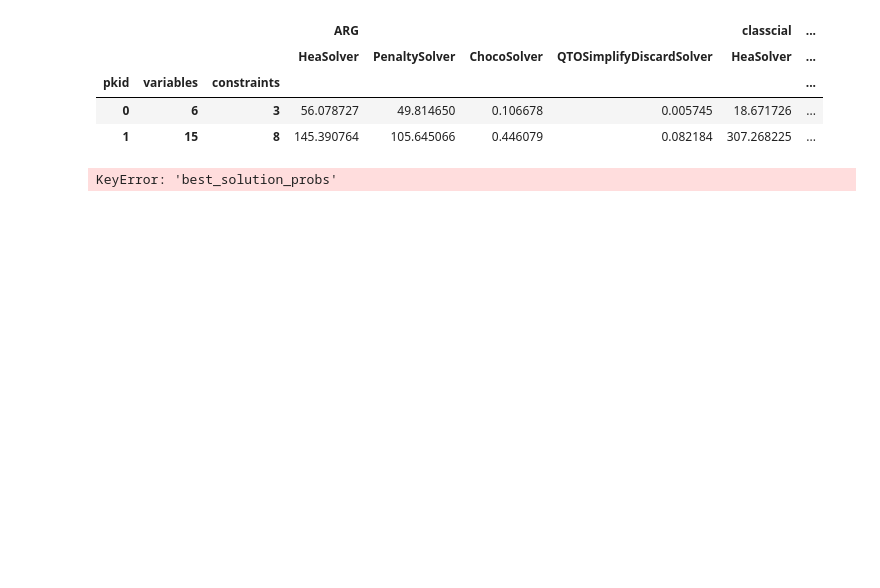
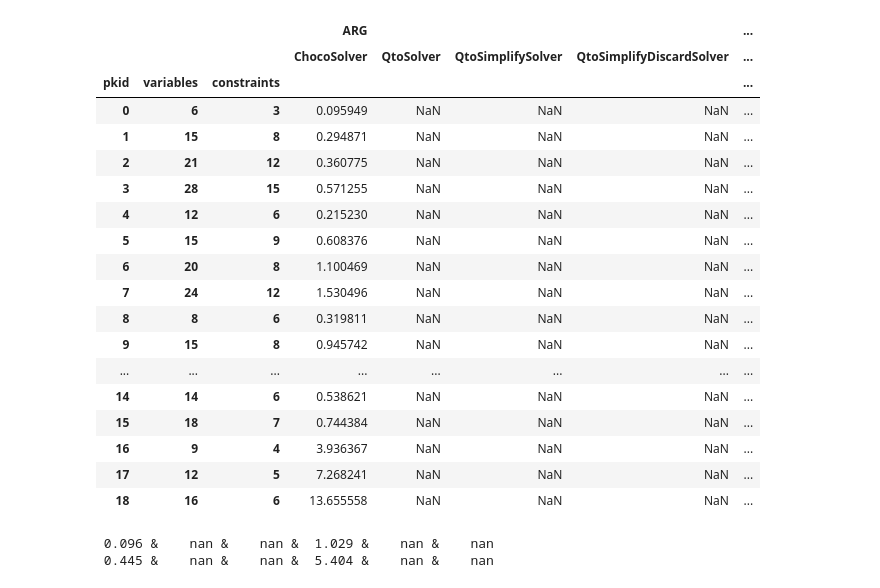
Before and after one commit to jiang7f/QTO, a Jupyter notebook: implementions/data/noisy_free/evaluate.ipynb, the cells around one changed output. Cells and saved outputs as stored; diff of their text form; code cells hidden in the pictures; blank space fills up the shorter version.

Commit message:
segmented

```diff
--- a/implementions/data/noisy_free/evaluate.ipynb
+++ b/implementions/data/noisy_free/evaluate.ipynb
@@ -5,31 +5,50 @@ pd.set_option('display.max_columns', None)  # 显示所有列
 # %%
 import pandas as pd
 
 # 读入 CSV 文件
-df = pd.read_csv('evaluate_all.csv')
+df = pd.read_csv('1_choco.csv')
 
 df = df.drop(columns=['pbid'])
 df = df[df['ARG'] <= 100000]
+# df = df[df['classcial'] <= 500]
+# df = df[df['in_constraints_probs'] >= 99]
 grouped_df = df.groupby(['pkid', 'layers', 'variables', 'constraints', 'method'], as_index=False).agg({
     "ARG": 'mean',
     'in_constraints_probs': 'mean',
     'best_solution_probs': 'mean',
     'iteration_count':'mean',
     'classcial':'mean',
+    'run_times':'mean',
 })
 
 ## 分组并把组作为索引
-pivot_df = grouped_df.pivot(index =['pkid','variables','constraints'], columns='method', values=["ARG",'classcial'])
+pivot_df = grouped_df.pivot(index =['pkid','variables','constraints'], columns='method', values=["ARG", 'best_solution_probs', 'classcial', 'run_times'])
 # pivot_df = grouped_df.pivot(index =['pkid','variables','constraints'], columns='method', values=['best_solution_probs','in_constraints_probs',"ARG",'iteration_count'])
 
-# method_order = ['HeaSolver', 'PenaltySolver', 'ChocoSolver', 'NewSolver', 'QTOSimplifySolver', 'QTOSimplifyDiscardSolver']
-method_order = ['HeaSolver', 'PenaltySolver', 'ChocoSolver', 'QTOSimplifyDiscardSolver']
-pivot_df = pivot_df.reindex(columns=pd.MultiIndex.from_product([["ARG",'classcial'], method_order]))
+# method_order = ['HeaSolver', 'PenaltySolver', 'ChocoSolver', 'QtoSolver ', 'QtoSimplifySolver', 'QtoSimplifyDiscardSolver']
+method_order = ['ChocoSolver', 'QtoSolver', 'QtoSimplifySolver', 'QtoSimplifyDiscardSolver']
+# method_order = ['ChocoSolver']
+# method_order = ['QtoSimplifyDiscardSegmentedSolver']
+pivot_df = pivot_df.reindex(columns=pd.MultiIndex.from_product([["ARG",'best_solution_probs', 'classcial','run_times'], method_order]))
 
 pivot_df
 # %% [output]
-|  |  |  | ARG |  |  |  | classcial | ... |
-|  |  |  | HeaSolver | PenaltySolver | ChocoSolver | QTOSimplifyDiscardSolver | HeaSolver | ... |
-| pkid | variables | constraints |  |  |  |  |  | ... |
-| 0 | 6 | 3 | 56.078727 | 49.814650 | 0.106678 | 0.005745 | 18.671726 | ... |
-| 1 | 15 | 8 | 145.390764 | 105.645066 | 0.446079 | 0.082184 | 307.268225 | ... |
+|  |  |  | ARG |  |  |  | ... |
+|  |  |  | ChocoSolver | QtoSolver | QtoSimplifySolver | QtoSimplifyDiscardSolver | ... |
+| pkid | variables | constraints |  |  |  |  | ... |
+| 0 | 6 | 3 | 0.095949 | NaN | NaN | NaN | ... |
+| 1 | 15 | 8 | 0.294871 | NaN | NaN | NaN | ... |
+| 2 | 21 | 12 | 0.360775 | NaN | NaN | NaN | ... |
+| 3 | 28 | 15 | 0.571255 | NaN | NaN | NaN | ... |
+| 4 | 12 | 6 | 0.215230 | NaN | NaN | NaN | ... |
+| 5 | 15 | 9 | 0.608376 | NaN | NaN | NaN | ... |
+| 6 | 20 | 8 | 1.100469 | NaN | NaN | NaN | ... |
+| 7 | 24 | 12 | 1.530496 | NaN | NaN | NaN | ... |
+| 8 | 8 | 6 | 0.319811 | NaN | NaN | NaN | ... |
+| 9 | 15 | 8 | 0.945742 | NaN | NaN | NaN | ... |
+| ... | ... | ... | ... | ... | ... | ... | ... |
+| 14 | 14 | 6 | 0.538621 | NaN | NaN | NaN | ... |
+| 15 | 18 | 7 | 0.744384 | NaN | NaN | NaN | ... |
+| 16 | 9 | 4 | 3.936367 | NaN | NaN | NaN | ... |
+| 17 | 12 | 5 | 7.268241 | NaN | NaN | NaN | ... |
+| 18 | 16 | 6 | 13.655558 | NaN | NaN | NaN | ... |
@@ -36,16 +61,17 @@ pivot_df
 # %%
-# 选取 'depth' 下的所有列，并剔除 'NewSolver' 和 'QTOSimplifySolver'
-df_1 = pivot_df['best_solution_probs'].drop(columns=['NewSolver', 'QTOSimplifySolver'], errors='ignore')
+# 选取 'depth' 下的所有列，并剔除 'QtoSolver ' 和 'QtoSimplifySolver'
+df_1 = pivot_df['ARG'].drop(columns=['QtoSolver ', 'QtoSimplifySolver'], errors='ignore')
 
-# 选取 'culled_depth_per_param' 下的 'QTOSimplifyDiscardSolver' 列
-df_2 = pivot_df['ARG'].drop(columns=['NewSolver', 'QTOSimplifySolver'], errors='ignore')
+# 选取 'culled_depth_per_param' 下的 'QtoSimplifyDiscardSolver' 列
+df_2 = pivot_df['classcial'].drop(columns=['QtoSolver ', 'QtoSimplifySolver'], errors='ignore')
 
-# 合并处理后的 'depth' 列与 'QTOSimplifyDiscardSolver' 列，并指定后缀避免冲突
+# 合并处理后的 'depth' 列与 'QtoSimplifyDiscardSolver' 列，并指定后缀避免冲突
 culled_depth_df = df_1.join(df_2, lsuffix='_1', rsuffix='_2')
 
 # 按行遍历输出值，每个值用 & 分隔
 for row in culled_depth_df.itertuples(index=False):
-    formatted_row = [f"{round(x, 2):5.02f}" for x in row]
+    formatted_row = [f"{round(x, 3):6.03f}" for x in row]
     print(" & ".join(formatted_row))
 # %% [output]
-KeyError: 'best_solution_probs'
+ 0.096 &    nan &    nan &  1.029 &    nan &    nan
+ 0.445 &    nan &    nan &  5.404 &    nan &    nan
```
Also changed, not shown: parts of 9 cells of this notebook, 59 other files.
